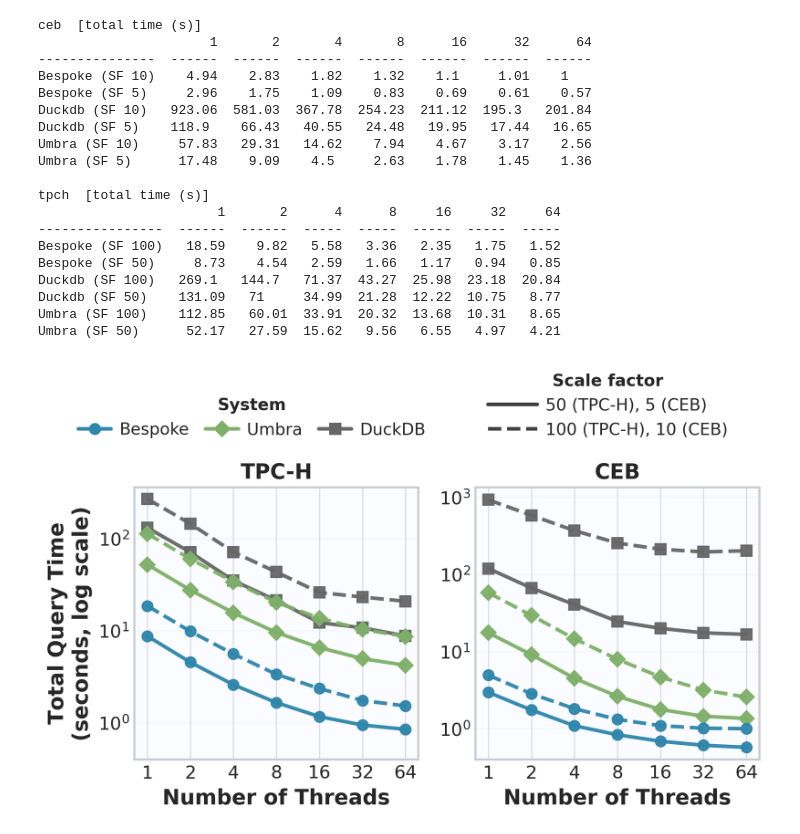
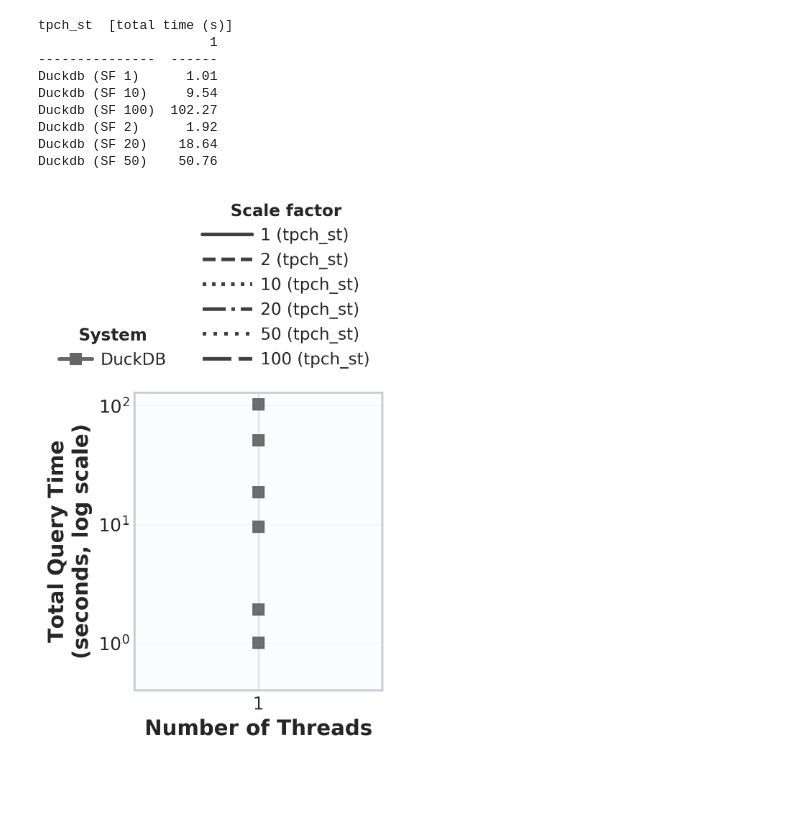
Before and after one commit to SynnoDB/SynnoDB, a Jupyter notebook: observability/benchmark/assemble_plot_cmd.ipynb, the cells around one changed output. Saved outputs shown, nothing was run; the diff lists cells and outputs as text; code cells hidden in the pictures; blank space fills up the shorter version.

```diff
--- a/observability/benchmark/assemble_plot_cmd.ipynb
+++ b/observability/benchmark/assemble_plot_cmd.ipynb
@@ -3,23 +3,29 @@ import logging
 import sys
 from pathlib import Path
 
+import dotenv
+
+dotenv.load_dotenv("../../.env")
+
+from workloads.workload_provider_bff import BFFWorkload
+
 sys.path.append(Path.cwd().parent.parent.as_posix())
 
-from utils.logging_and_reporting.logger import setup_logging
+from observability.logging.logger import setup_logging
+from observability.logging.wandb_api_helper import wandb_retrieve_metrics_for_run
 
 # setup logger
 setup_logging(logging.DEBUG)
 
 
-from utils.logging_and_reporting.wandb_api_helper import wandb_retrieve_metrics_for_run
-
-file_path = "/mnt/labstore/bespoke_olap/benchmark_logs/"
+file_path = "/mnt/labstore/jwehrstein/bespoke_ff/benchmark_logs/"
 # wandb_runs = ["m67to2p5"]  # optim
 wandb_runs = [
-    ("tpch", "tc2q4e36 "),  # TPCH mt
-    ("ceb", "2h03uj74"),  # CEB mt
-    ("tpch", "3zdiw9ol "),  # TPCH optim
-    ("ceb", "gava9bsh"),  # CEB mt
+    (BFFWorkload.TPCH_ST, "8of99wia"),
+    # ("tpch", "tc2q4e36 "),  # TPCH mt
+    # ("ceb", "2h03uj74"),  # CEB mt
+    # ("tpch", "3zdiw9ol "),  # TPCH optim
+    # ("ceb", "gava9bsh"),  # CEB mt
 ]  # mt
 
 # lookup snapshot for wandb run
@@ -27,7 +33,11 @@ if wandb_runs is not None:
     snapshot_hash = []
     for benchmark, wandb_run in wandb_runs:
         statistics, config, hist = wandb_retrieve_metrics_for_run(
-            benchmark=benchmark, run_id=wandb_run, output_hist=True
+            benchmark=benchmark,
+            run_id=wandb_run,
+            output_hist=True,
+            entity="learneddb",
+            project="BespokeFF",
         )
         snapshot_hash.append(statistics["code/snapshot_hash"])
 else:
@@ -144,10 +140,10 @@ def get_matching_files(
     return matching_files
 
 
-benchmarks = ["tpch", "ceb"]
+benchmarks = ["tpch_st"]
 systems = ["DuckDB", "Clickhouse", "Umbra", "Bespoke"]
 
-sf_plot = False
+sf_plot = True
 
 if sf_plot:
     sf_list = [1, 2, 20]
@@ -240,15 +221,13 @@ fig.show()
 import importlib
 from types import SimpleNamespace
 
-import demo_and_analysis.benchmark.plot
-import demo_and_analysis.benchmark.plot_by_threads
-import utils.logging_and_reporting.logger
+import observability.benchmark.plot
+import observability.benchmark.plot_by_threads
 
-importlib.reload(demo_and_analysis.benchmark.plot_by_threads)
-importlib.reload(demo_and_analysis.benchmark.plot)
-importlib.reload(utils.logging_and_reporting.logger)
+importlib.reload(observability.benchmark.plot_by_threads)
+importlib.reload(observability.benchmark.plot)
 
-from demo_and_analysis.benchmark.plot import plot_logs
+from observability.benchmark.plot import plot_logs
 
 plot_args = {
     "logs": matching_files,
@@ -277,20 +256,10 @@ fig.show()
-ceb  [total time (s)]
-                      1       2       4       8      16      32      64
----------------  ------  ------  ------  ------  ------  ------  ------
-Bespoke (SF 10)    4.94    2.83    1.82    1.32    1.1     1.01    1
-Bespoke (SF 5)     2.96    1.75    1.09    0.83    0.69    0.61    0.57
-Duckdb (SF 10)   923.06  581.03  367.78  254.23  211.12  195.3   201.84
-Duckdb (SF 5)    118.9    66.43   40.55   24.48   19.95   17.44   16.65
-Umbra (SF 10)     57.83   29.31   14.62    7.94    4.67    3.17    2.56
-Umbra (SF 5)      17.48    9.09    4.5     2.63    1.78    1.45    1.36
-
-tpch  [total time (s)]
-                       1       2      4      8     16     32     64
-----------------  ------  ------  -----  -----  -----  -----  -----
-Bespoke (SF 100)   18.59    9.82   5.58   3.36   2.35   1.75   1.52
-Bespoke (SF 50)     8.73    4.54   2.59   1.66   1.17   0.94   0.85
-Duckdb (SF 100)   269.1   144.7   71.37  43.27  25.98  23.18  20.84
-Duckdb (SF 50)    131.09   71     34.99  21.28  12.22  10.75   8.77
-Umbra (SF 100)    112.85   60.01  33.91  20.32  13.68  10.31   8.65
-Umbra (SF 50)      52.17   27.59  15.62   9.56   6.55   4.97   4.21
+tpch_st  [total time (s)]
+                      1
+---------------  ------
+Duckdb (SF 1)      1.01
+Duckdb (SF 10)     9.54
+Duckdb (SF 100)  102.27
+Duckdb (SF 2)      1.92
+Duckdb (SF 20)    18.64
+Duckdb (SF 50)    50.76
-[figure, old version]
+[figure, new version]
```
Also changed, not shown: parts of 4 cells of this notebook, 8 other files.
